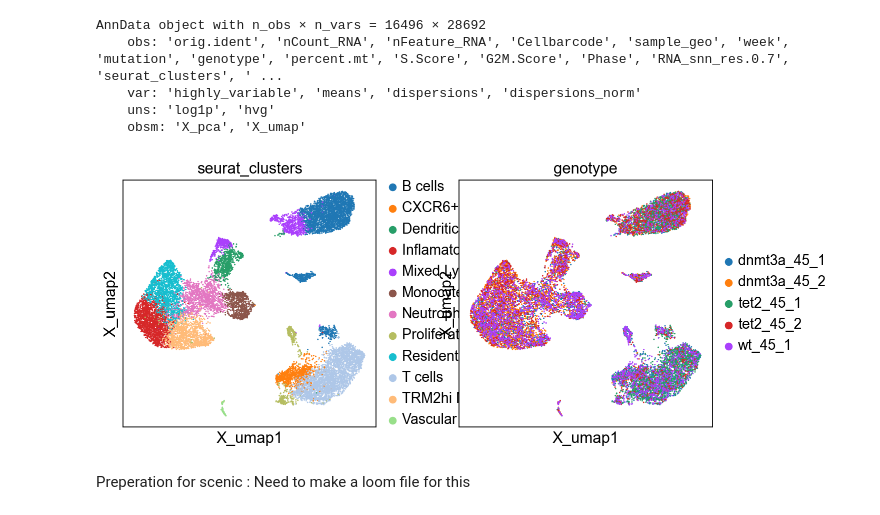
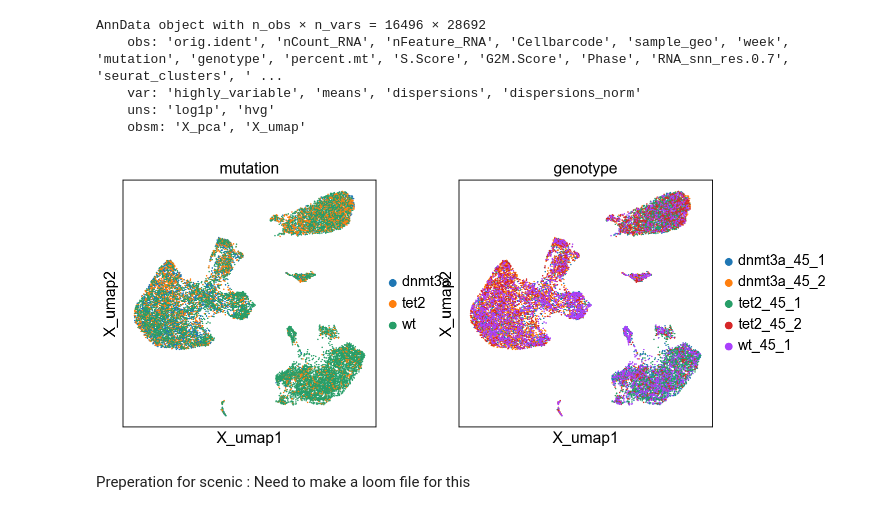
Before and after one commit to btsanketh/proj1_tet_dnmt3a_mut, a Jupyter notebook: dnmt3a_tet2.ipynb, the cells around one changed output. Saved outputs shown, nothing was run; the diff lists cells and outputs as text; code cells hidden in the pictures.

```diff
--- a/dnmt3a_tet2.ipynb
+++ b/dnmt3a_tet2.ipynb
@@ -82,9 +93,9 @@ AnnData object with n_obs × n_vars = 16496 × 28692
 # %%
 sc.set_figure_params(facecolor="white")
 # %%
-sc.pl.embedding(rna, "X_umap", color=["seurat_clusters", "genotype"])
+sc.pl.embedding(rna, "X_umap", color=["mutation", "genotype"])
 # %% [output]
-[figure, old version]
+[figure, new version]
 # %% [markdown]
 Preperation for scenic : Need to make a loom file for this
 # %%
```
Also changed, not shown: parts of 20 cells of this notebook, 2 other files.
